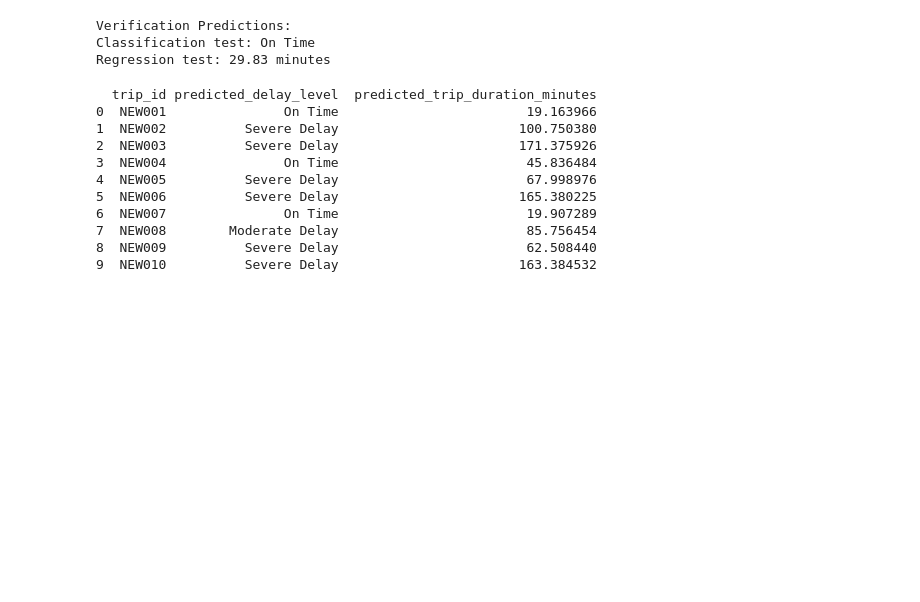
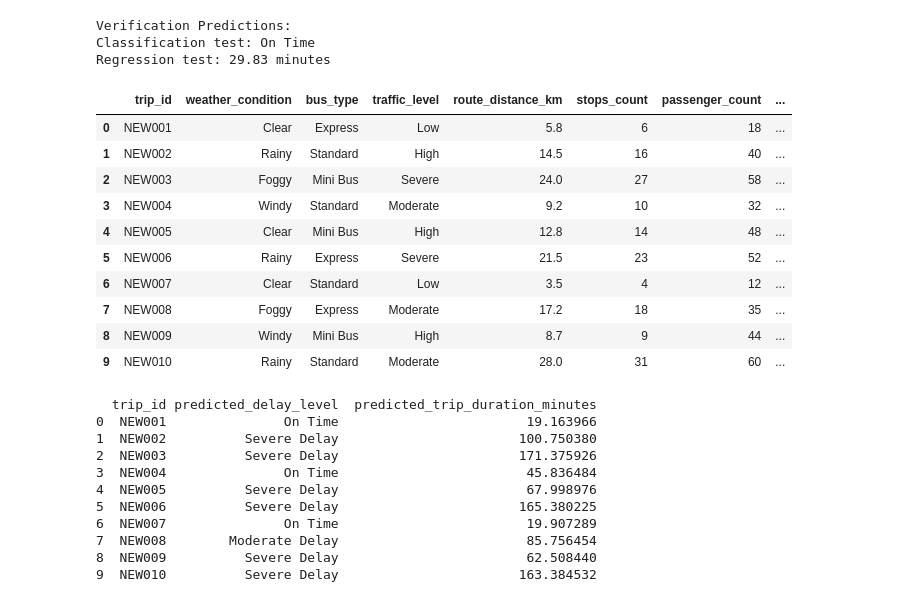
Before and after one commit to BinEmad7/deci_project-L4_term2, a Jupyter notebook: EYOUTH-31002101601472_bus_operations_project.ipynb, the cells around one changed output. Saved outputs shown, nothing was run; the diff lists cells and outputs as text; code cells hidden in the pictures; blank space fills up the shorter version.

```diff
--- a/EYOUTH-31002101601472_bus_operations_project.ipynb
+++ b/EYOUTH-31002101601472_bus_operations_project.ipynb
@@ -594,6 +594,20 @@ Classification test: On Time
 Regression test: 29.83 minutes
 # %%
 df_new_trips = pd.read_csv("New_Bus_Trips.csv")
+# %%
+df_new_trips
+# %% [output]
+|  | trip_id | weather_condition | bus_type | traffic_level | route_distance_km | stops_count | passenger_count | ... |
+| 0 | NEW001 | Clear | Express | Low | 5.8 | 6 | 18 | ... |
+| 1 | NEW002 | Rainy | Standard | High | 14.5 | 16 | 40 | ... |
+| 2 | NEW003 | Foggy | Mini Bus | Severe | 24.0 | 27 | 58 | ... |
+| 3 | NEW004 | Windy | Standard | Moderate | 9.2 | 10 | 32 | ... |
+| 4 | NEW005 | Clear | Mini Bus | High | 12.8 | 14 | 48 | ... |
+| 5 | NEW006 | Rainy | Express | Severe | 21.5 | 23 | 52 | ... |
+| 6 | NEW007 | Clear | Standard | Low | 3.5 | 4 | 12 | ... |
+| 7 | NEW008 | Foggy | Express | Moderate | 17.2 | 18 | 35 | ... |
+| 8 | NEW009 | Windy | Mini Bus | High | 8.7 | 9 | 44 | ... |
+| 9 | NEW010 | Rainy | Standard | Moderate | 28.0 | 31 | 60 | ... |
 # %%
 X_new = df_new_trips.drop(columns=['trip_id'])
 # %%
```
